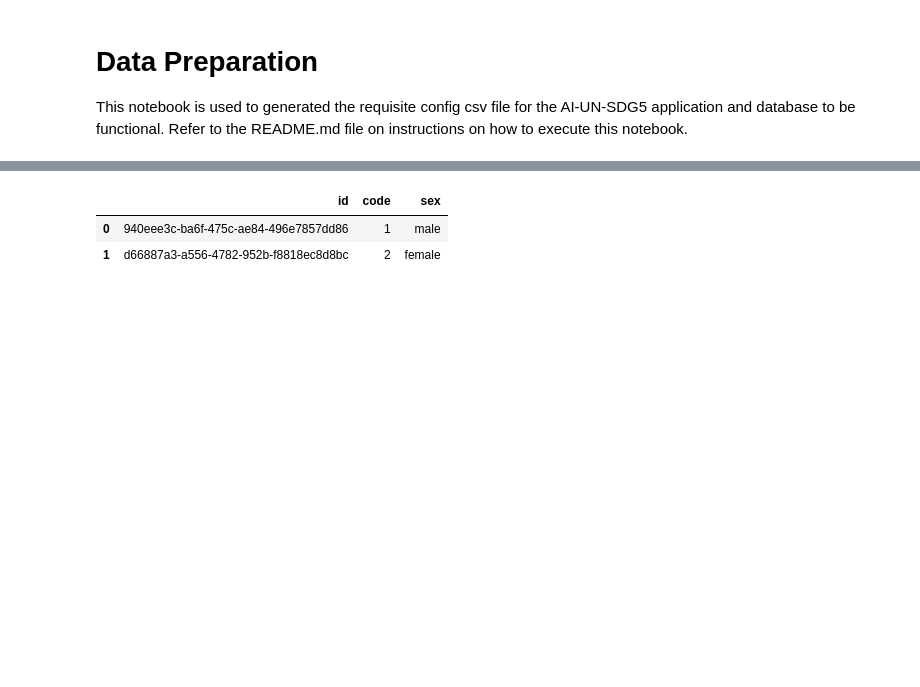
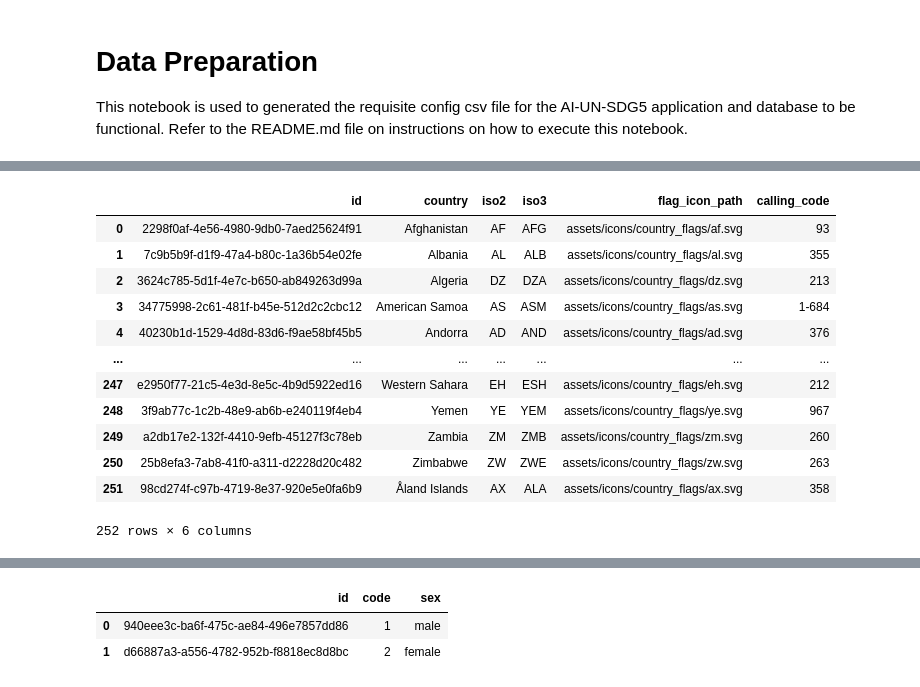
Before and after one commit to AI-UN-SDG5/AI-UN-SDG5_Data_Preparation, a Jupyter notebook: data_preparation.ipynb, the cells around one changed output, grey strips where cells are left out. Saved outputs shown, nothing was run; the diff lists cells and outputs as text; code cells hidden in the pictures; blank space fills up the shorter version.

```diff
--- a/data_preparation.ipynb
+++ b/data_preparation.ipynb
@@ -46,0 +69,28 @@ country_icons_path = "../Data/media/icons/country_flags"
+# %%
+# Get path to country flag svg files
+country_flags_path = f"{data_path}flag_svg_data/flag-icons-main/flags/1x1/"
+
+# Get country codes from icon name iso2 paths
+country_flags_path = os.listdir(country_flags_path)
+# print(f"Number of listed countries from icon data: {len(country_flags_path)}")
+country_dict = {}
+country_dict["country"] = []
+country_dict["iso2"] = []
+country_dict["iso3"] = []
+country_dict["flag_icon_path"] = []
+
+# Build countries df
+for index, icon_path in enumerate(country_flags_path):
+    country_iso2 = icon_path.split(".")[0].upper()
+    country_by_ios2 = Country.get_country_info_from_iso2(country_iso2)
+    if country_by_ios2:
+        country_name = country_by_ios2["#country+name+preferred"]
+        country_dict["iso2"].append(country_iso2)
+        country_dict["iso3"].append(country_by_ios2["#country+code+v_iso3"])
+        country_dict["country"].append(country_name)
+        country_dict["flag_icon_path"].append(f"assets/icons/country_flags/{icon_path}")
+
+country_df = pd.DataFrame(data=country_dict)
+country_df.insert(column="id", loc=0, value=[generate_uuid(i, 3770) for i in range(country_df.shape[0])])
+country_df.sort_values(by="country", ascending=True, inplace=True, ignore_index=True)
+country_df
@@ -46,0 +130,20 @@ country_icons_path = "../Data/media/icons/country_flags"
+# %%
+# Inner merge of country_dict and open_country_dict to get calling code for countries
+country_df = country_df.merge(open_country_dict[["Dial", "ISO3166-1-Alpha-2"]], how="inner", left_on="iso2", right_on="ISO3166-1-Alpha-2")
+country_df.drop(labels=["ISO3166-1-Alpha-2"], axis=1, inplace=True)
+country_df.rename(columns={"Dial": "calling_code"}, inplace=True)
+country_df
+# %% [output]
+|  | id | country | iso2 | iso3 | flag_icon_path | calling_code |
+| 0 | 2298f0af-4e56-4980-9db0-7aed25624f91 | Afghanistan | AF | AFG | assets/icons/country_flags/af.svg | 93 |
+| 1 | 7c9b5b9f-d1f9-47a4-b80c-1a36b54e02fe | Albania | AL | ALB | assets/icons/country_flags/al.svg | 355 |
+| 2 | 3624c785-5d1f-4e7c-b650-ab849263d99a | Algeria | DZ | DZA | assets/icons/country_flags/dz.svg | 213 |
+| 3 | 34775998-2c61-481f-b45e-512d2c2cbc12 | American Samoa | AS | ASM | assets/icons/country_flags/as.svg | 1-684 |
+| 4 | 40230b1d-1529-4d8d-83d6-f9ae58bf45b5 | Andorra | AD | AND | assets/icons/country_flags/ad.svg | 376 |
+| ... | ... | ... | ... | ... | ... | ... |
+| 247 | e2950f77-21c5-4e3d-8e5c-4b9d5922ed16 | Western Sahara | EH | ESH | assets/icons/country_flags/eh.svg | 212 |
+| 248 | 3f9ab77c-1c2b-48e9-ab6b-e240119f4eb4 | Yemen | YE | YEM | assets/icons/country_flags/ye.svg | 967 |
+| 249 | a2db17e2-132f-4410-9efb-45127f3c78eb | Zambia | ZM | ZMB | assets/icons/country_flags/zm.svg | 260 |
+| 250 | 25b8efa3-7ab8-41f0-a311-d2228d20c482 | Zimbabwe | ZW | ZWE | assets/icons/country_flags/zw.svg | 263 |
+| 251 | 98cd274f-c97b-4719-8e37-920e5e0fa6b9 | Åland Islands | AX | ALA | assets/icons/country_flags/ax.svg | 358 |
+252 rows × 6 columns
```
Also changed, not shown: parts of 12 cells of this notebook, 1 other file.
